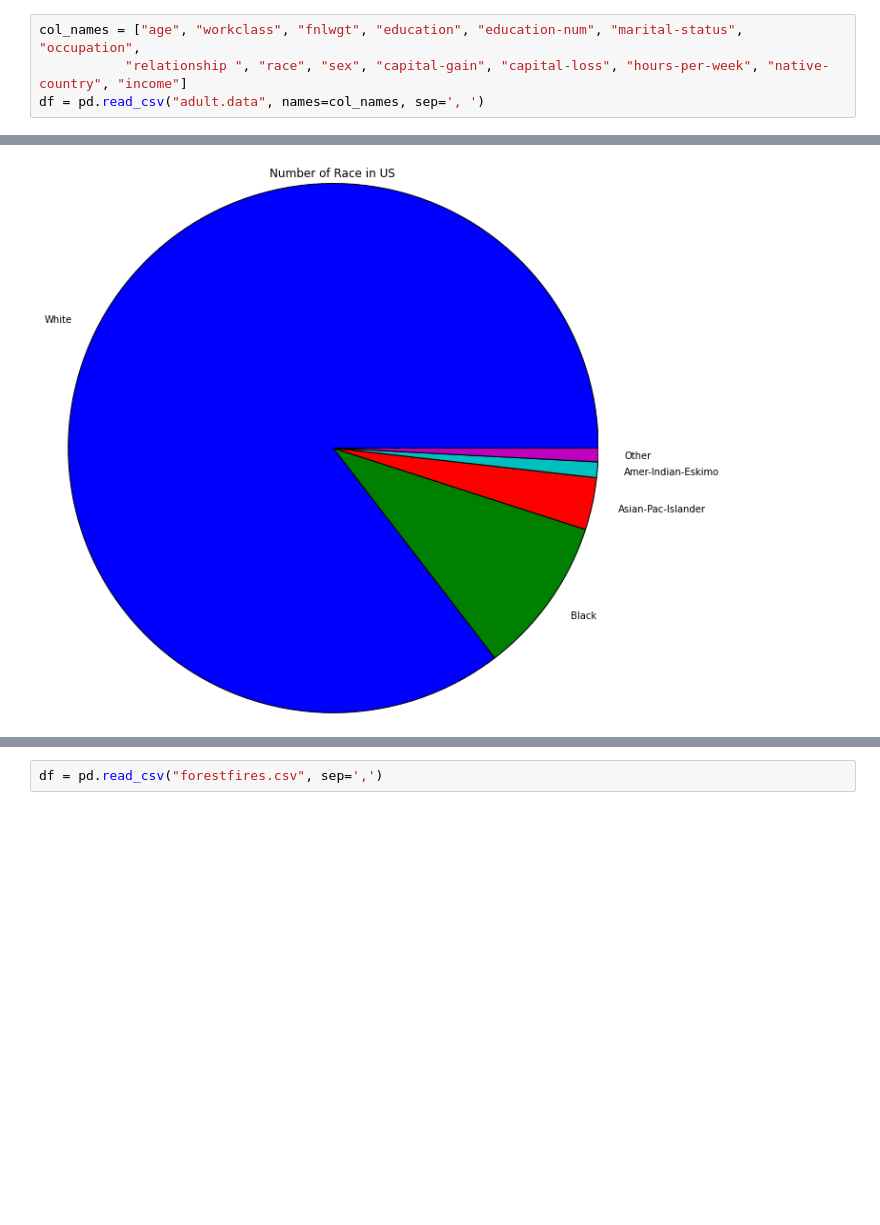
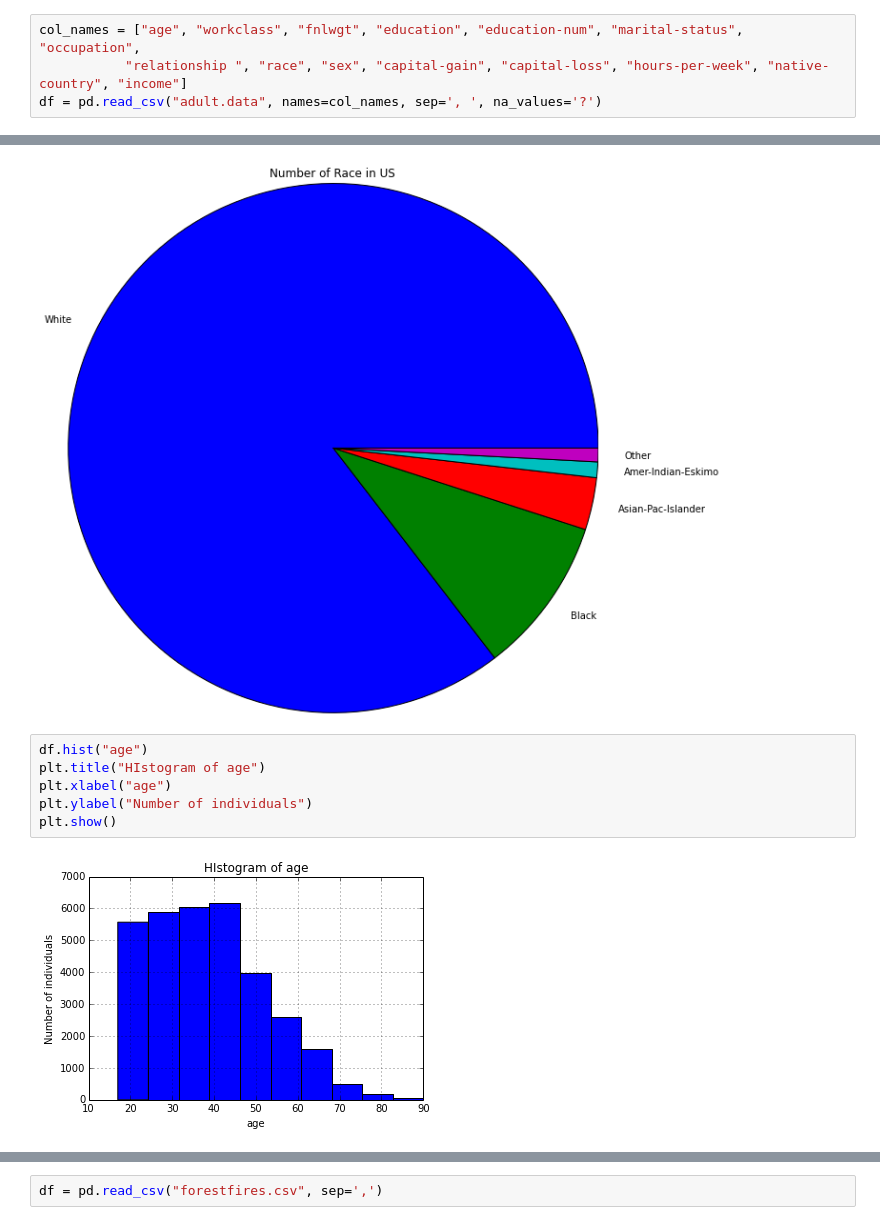
Before and after one commit to Leonhalt3141/py_trainig, a Jupyter notebook: 02_data_analysis.ipynb, the cells around one changed output, grey strips where cells are left out. Cells and saved outputs as stored; diff of their text form; blank space fills up the shorter version.

```diff
--- a/02_data_analysis.ipynb
+++ b/02_data_analysis.ipynb
@@ -16,7 +38,7 @@ import matplotlib.pyplot as plt
 # %%
 col_names = ["age", "workclass", "fnlwgt", "education", "education-num", "marital-status", "occupation",
            "relationship ", "race", "sex", "capital-gain", "capital-loss", "hours-per-week", "native-country", "income"]
-df = pd.read_csv("adult.data", names=col_names, sep=', ')
+df = pd.read_csv("adult.data", names=col_names, sep=', ', na_values='?')
 # %%
 df
 # %% [output]
@@ -89,3 +87,11 @@ plt.title('Number of Race in US')
 # %% [output]
 <matplotlib.text.Text at 0x...>
 [figure]
+# %%
+df.hist("age")
+plt.title("HIstogram of age")
+plt.xlabel("age")
+plt.ylabel("Number of individuals")
+plt.show()
+# %% [output]
+[figure, added]
```
Also changed, not shown: parts of 23 cells of this notebook, 6 other files.
